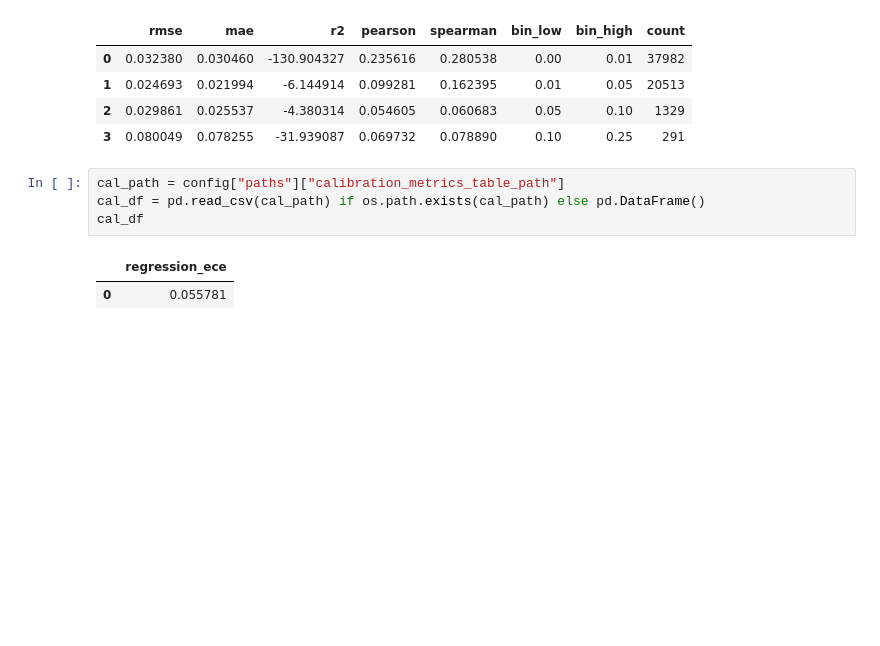
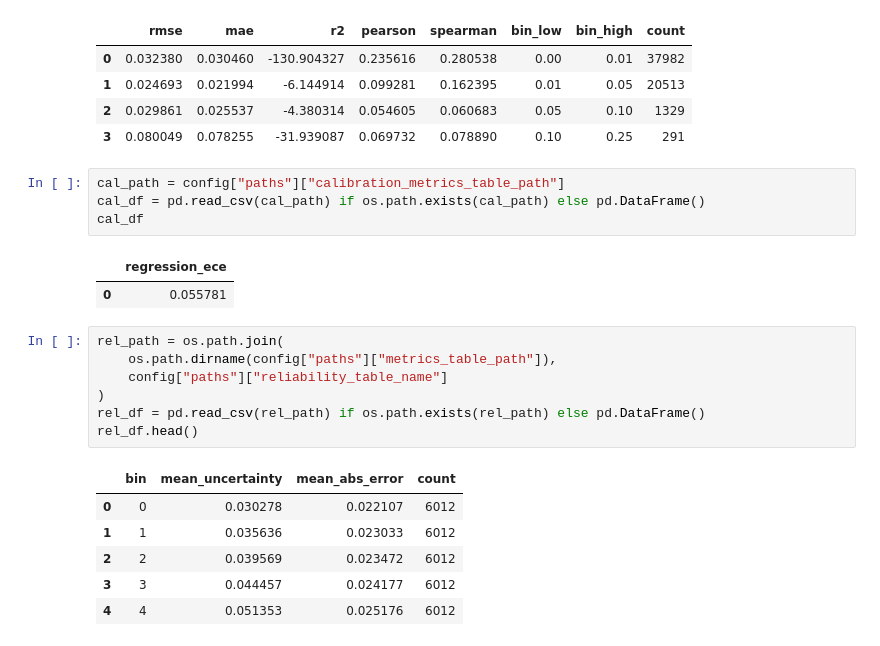
Before and after one commit to dilrabonu/wildfire-uncertainty-gnn, a Jupyter notebook: notebooks/05_uncertainty_calibration_analysis.ipynb, the cells around one changed output. Cells and saved outputs as stored; diff of their text form; blank space fills up the shorter version.

```diff
--- a/notebooks/05_uncertainty_calibration_analysis.ipynb
+++ b/notebooks/05_uncertainty_calibration_analysis.ipynb
@@ -169,3 +169,17 @@ cal_df
 # %% [output]
 |  | regression_ece |
 | 0 | 0.055781 |
+# %%
+rel_path = os.path.join(
+    os.path.dirname(config["paths"]["metrics_table_path"]),
+    config["paths"]["reliability_table_name"]
+)
+rel_df = pd.read_csv(rel_path) if os.path.exists(rel_path) else pd.DataFrame()
+rel_df.head()
+# %% [output]
+|  | bin | mean_uncertainty | mean_abs_error | count |
+| 0 | 0 | 0.030278 | 0.022107 | 6012 |
+| 1 | 1 | 0.035636 | 0.023033 | 6012 |
+| 2 | 2 | 0.039569 | 0.023472 | 6012 |
+| 3 | 3 | 0.044457 | 0.024177 | 6012 |
+| 4 | 4 | 0.051353 | 0.025176 | 6012 |
```
